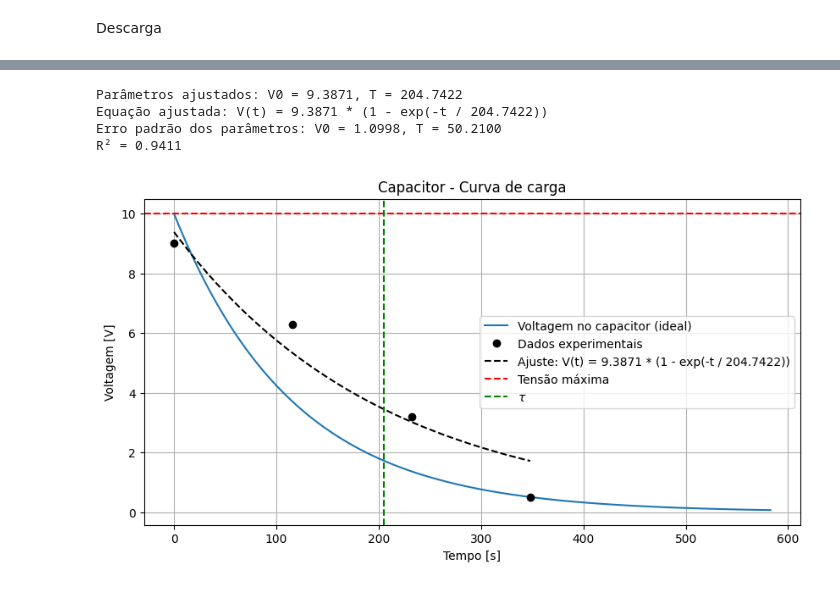
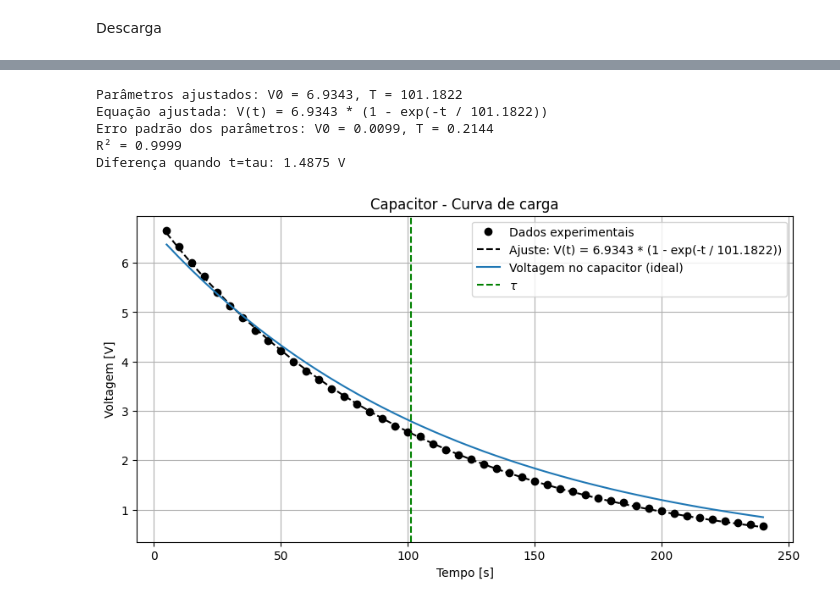
Before and after one commit to ViniciusCMB/Fisexp3, a Jupyter notebook: exp5.ipynb, the cells around one changed output, grey strips where cells are left out. Drawn from its saved outputs; the diff is of its cells as text; code cells hidden in the pictures.

```diff
--- a/exp5.ipynb
+++ b/exp5.ipynb
@@ -142,9 +100,11 @@ plt.show()
+# %%
+df = pd.read_excel('dados_capacitor_d.xlsx')
 # %%
-t_exp = np.array([0, 116, 232, 348]) # Tempo em segundos
-V_exp = np.array([9.0, 6.3, 3.2, 0.5]) # Voltagem medida em volts
+t_exp = df["T"] # Tempo em segundos
+V_exp = df["V"] # Voltagem medida em volts
 
 # Ajuste do modelo usando curve_fit
-popt, pcov = curve_fit(Vcap_descarga, t_exp, V_exp, p0=[V, T])
+popt, pcov = curve_fit(Vcap_descarga, t_exp, V_exp, p0=[df["V"].iloc[0], T])
 
 # Parâmetros ajustados
 A, B = popt
@@ -162,23 +122,27 @@ print(f"R² = {r_value**2:.4f}")
 # Gerar valores ajustados para o gráfico
 x_fit = np.linspace(min(t_exp), max(t_exp), 100)
 y_fit = Vcap_descarga(x_fit, A, B)
+
+# Diferença quando t=tau
+dif = Vcap_descarga(T, A, B) - Vcap_descarga(T, V, T)
+print(f'Diferença quando t=tau: {abs(dif):.4f} V')
 # %% [output]
-Parâmetros ajustados: V0 = 9.3871, T = 204.7422
-Equação ajustada: V(t) = 9.3871 * (1 - exp(-t / 204.7422))
-Erro padrão dos parâmetros: V0 = 1.0998, T = 50.2100
-R² = 0.9411
+Parâmetros ajustados: V0 = 6.9343, T = 101.1822
+Equação ajustada: V(t) = 6.9343 * (1 - exp(-t / 101.1822))
+Erro padrão dos parâmetros: V0 = 0.0099, T = 0.2144
+R² = 0.9999
+Diferença quando t=tau: 1.4875 V
 # %%
 plt.figure(figsize=(10, 5))
-plt.plot(time, Vcap_descarga(time, V, T), label='Voltagem no capacitor (ideal)')
 plt.plot(t_exp, V_exp, 'ko', label='Dados experimentais')
 plt.plot(x_fit, y_fit, 'k--', label='Ajuste: V(t) = {:.4f} * (1 - exp(-t / {:.4f}))'.format(A, B))
+plt.plot(t_exp, Vcap_descarga(t_exp, df["V"].iloc[0], T), label='Voltagem no capacitor (ideal)')
 plt.title('Capacitor - Curva de carga')
 plt.xlabel('Tempo [s]')
 plt.ylabel('Voltagem [V]')
-plt.axhline(V, color='red', linestyle='--', label='Tensão máxima')
 plt.axvline(B, color='green', linestyle='--', label=r'$\tau$')
 plt.legend()
 plt.grid()
 plt.show()
 # %% [output]
-[figure, old version]
+[figure, new version]
```
Also changed, not shown: parts of 7 cells of this notebook.
